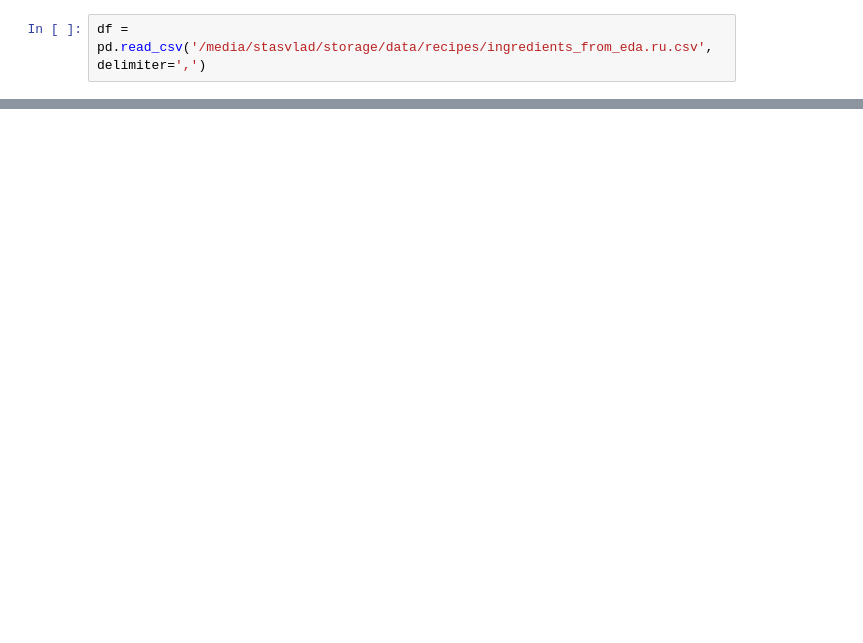
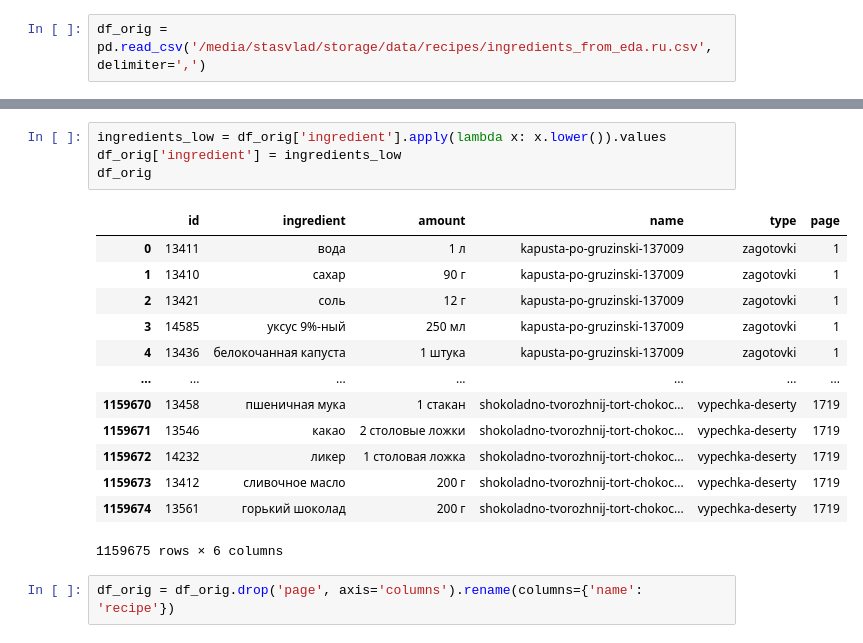
Before and after one commit to STASVLAD/Coursework, a Jupyter notebook: notebooks/eda.ipynb, the cells around one changed output, grey strips where cells are left out. Drawn from its saved outputs; the diff is of its cells as text; blank space fills up the shorter version.

```diff
--- a/notebooks/eda.ipynb
+++ b/notebooks/eda.ipynb
@@ -3,2 +4,2 @@ import pandas as pd
 # %%
-df = pd.read_csv('/media/stasvlad/storage/data/recipes/ingredients_from_eda.ru.csv', delimiter=',')
+df_orig = pd.read_csv('/media/stasvlad/storage/data/recipes/ingredients_from_eda.ru.csv', delimiter=',')
@@ -40,0 +22,20 @@ df
+# %%
+ingredients_low = df_orig['ingredient'].apply(lambda x: x.lower()).values
+df_orig['ingredient'] = ingredients_low
+df_orig
+# %% [output]
+|  | id | ingredient | amount | name | type | page |
+| 0 | 13411 | вода | 1 л | kapusta-po-gruzinski-137009 | zagotovki | 1 |
+| 1 | 13410 | сахар | 90 г | kapusta-po-gruzinski-137009 | zagotovki | 1 |
+| 2 | 13421 | соль | 12 г | kapusta-po-gruzinski-137009 | zagotovki | 1 |
+| 3 | 14585 | уксус 9%-ный | 250 мл | kapusta-po-gruzinski-137009 | zagotovki | 1 |
+| 4 | 13436 | белокочанная капуста | 1 штука | kapusta-po-gruzinski-137009 | zagotovki | 1 |
+| ... | ... | ... | ... | ... | ... | ... |
+| 1159670 | 13458 | пшеничная мука | 1 стакан | shokoladno-tvorozhnij-tort-chokoc... | vypechka-deserty | 1719 |
+| 1159671 | 13546 | какао | 2 столовые ложки | shokoladno-tvorozhnij-tort-chokoc... | vypechka-deserty | 1719 |
+| 1159672 | 14232 | ликер | 1 столовая ложка | shokoladno-tvorozhnij-tort-chokoc... | vypechka-deserty | 1719 |
+| 1159673 | 13412 | сливочное масло | 200 г | shokoladno-tvorozhnij-tort-chokoc... | vypechka-deserty | 1719 |
+| 1159674 | 13561 | горький шоколад | 200 г | shokoladno-tvorozhnij-tort-chokoc... | vypechka-deserty | 1719 |
+1159675 rows × 6 columns
+# %%
+df_orig = df_orig.drop('page', axis='columns').rename(columns={'name': 'recipe'})
```
Also changed, not shown: parts of 15 cells of this notebook.
